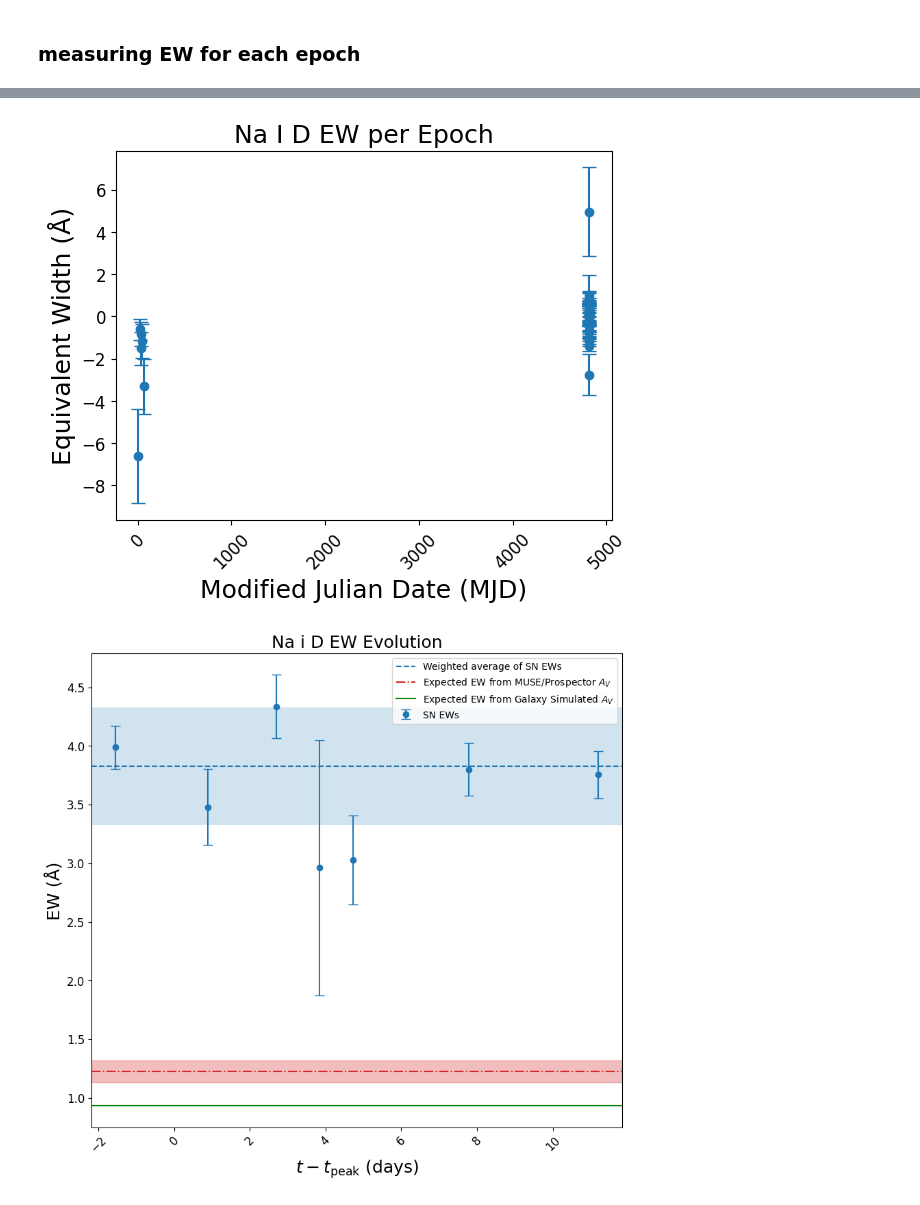
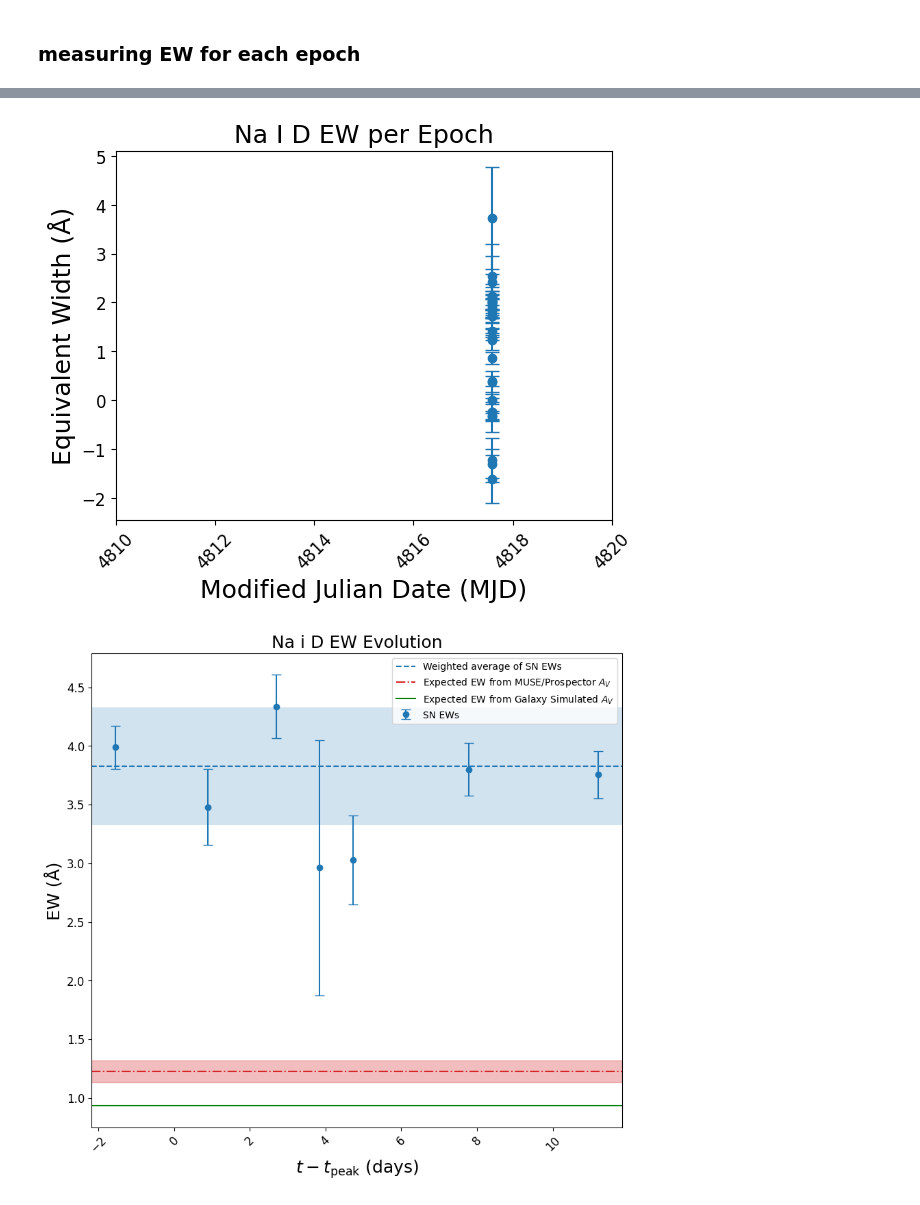
Before and after one commit to rita-png/extinction-ifs, a Jupyter notebook: SNe-host-comparison/poster-CC-sanpedro.ipynb, the cells around one changed output, grey strips where cells are left out. Cells and saved outputs as stored; diff of their text form; code cells hidden in the pictures.

```diff
--- a/SNe-host-comparison/poster-CC-sanpedro.ipynb
+++ b/SNe-host-comparison/poster-CC-sanpedro.ipynb
@@ -47,7 +47,7 @@ def to_jd(year, month, day, hour=0, minute=0, second=0):
 # %%
 from pathlib import Path
 
-directory = Path(file_path)
+directory = Path(file_path")
 
 filenames = [f.name for f in directory.iterdir() if f.is_file()]
 # %%
@@ -184,7 +184,7 @@ for spec in spectra:
     #    continue
 
 
-    ew,ew_unc,foo=EW_voronoi_bins(np.array([y]),x,central_wavelength*(1+z),v=1000,KS=100,plots=True)
+    ew,ew_unc=EW_voronoi_bins(np.array([y]),x,central_wavelength*(1+z),v=600,kernel_width_A=25,plots=True)
 
     ews.append(ew[0])
     ews_uncs.append(ew_unc[0])
@@ -257,15 +227,16 @@ mjd = mjd - t_peak
 # %%
 plt.errorbar(mjd, ews, yerr=ews_uncs, fmt='o', capsize=5)
 plt.title("Na I D EW per Epoch",fontsize=18)
 plt.xlabel("Modified Julian Date (MJD)",fontsize=18)
 plt.ylabel("Equivalent Width (Å)",fontsize=18)
 
 plt.tick_params(axis='both', labelsize=12)
 plt.ticklabel_format(axis='x', style='plain', useOffset=False)
 plt.xticks(rotation=45)
+plt.xlim([4810,4820])
 plt.savefig("SN2019time-variability.pdf", bbox_inches='tight')
 # %% [output]
-[figure, old version]
+[figure, new version]
 # %%
 #Av measurement from prospector fit to spec with r=2 aperture(see MUSE section below)
 av_muse,av_muse_unc = 1.193304448994736, 0.30528972742115085
```
Also changed, not shown: parts of 3 cells of this notebook, 2 other files.
